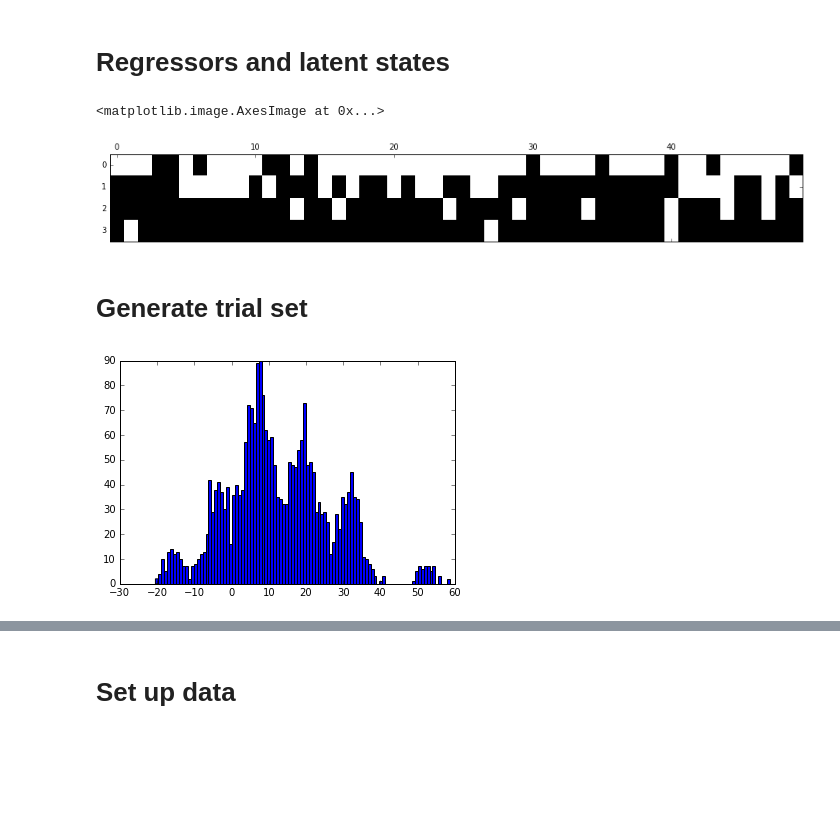
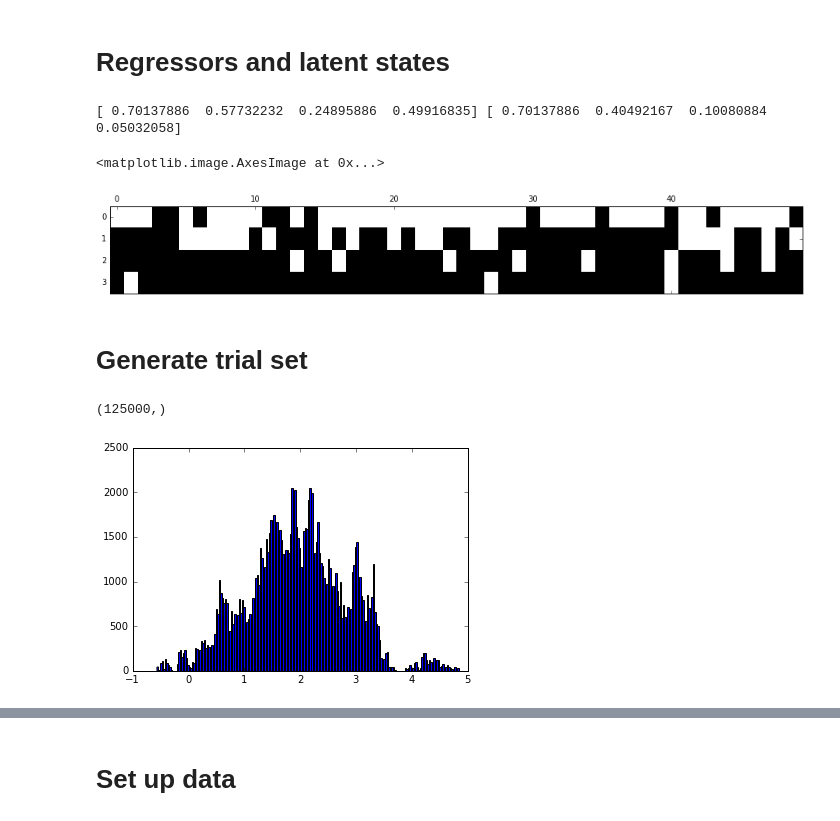
Before and after one commit to pearsonlab/utevsky2016, a Jupyter notebook: validate_edward_model.ipynb, the cells around one changed output, grey strips where cells are left out. Cells and saved outputs as stored; diff of their text form; code cells hidden in the pictures; blank space fills up the shorter version.

```diff
--- a/validate_edward_model.ipynb
+++ b/validate_edward_model.ipynb
@@ -31,8 +35,8 @@ $(x)_+ = \log(1 + e^x)$.
 # Define constants
 # %%
 # basic constants
-N = 5  # number of observations per unit per stim
-NB = 10  # number of trials in minibatch
+Nrep = 50  # number of observations per unit per stim
+NB = 1000  # number of trials in minibatch
 NU = 50  # number of units
 NS = 50  # number of stims
 P = 3  # number of specified regressors
@@ -40,24 +44,26 @@ K = 4  # number of latents
 # %% [markdown]
 # Make neural response coefficients
 # %%
-dA = 5 + 2 * np.random.randn(NU)  # baseline
-dB = np.array([0, 5, 10]) + 0.25 * np.random.randn(NU, P)  # regressor effects
-dC = np.array([-10, -5, 5, 10])[np.newaxis, :] + 0.25 * np.random.randn(NU, K)  # latent effects
+dA = np.log(softplus(25 + 5 * np.random.randn(NU)))  # baseline
+dB = np.log(np.array([0.75, 1.2, 1.5]) + 0.1 * np.random.randn(NU, P))  # regressor effects
+dC = np.log(np.array([0.25, 0.55, 1.4, 2.2])[np.newaxis, :] + 0.1 * np.random.randn(NU, K))  # latent effects
 # %% [markdown]
 # Regressors and latent states
 # %%
-dX = 1 + np.random.randn(P, NS)
+dX = 0.1 * np.random.randn(P, NS)
 
 import scipy.stats as stats
 
 ddelta = stats.beta.rvs(1.2, 1, size=(K,))
 dpi = np.cumprod(ddelta)
+print(ddelta, dpi)
 dZ = stats.bernoulli.rvs(dpi[:, np.newaxis], size=(K, NS))
 
 # plot states
 plt.matshow(dZ, aspect='auto', cmap='gray')
 # %% [output]
-<matplotlib.image.AxesImage at 0x...>
+[ 0.70137886  0.57732232  0.24895886  0.49916835] [ 0.70137886  0.40492167  0.10080884  0.05032058]
+<matplotlib.image.AxesImage at 0x...>
 [figure]
 # %% [markdown]
 # Generate trial set
@@ -66,10 +72,15 @@ dU, dS = np.meshgrid(range(NU), range(NS))
 dU = dU.ravel()
 dS = dS.ravel()
 # %%
-dlam_mean = dA[dU] + np.sum(dB[dU] * dX[:, dS].T, axis=1) + np.sum(dC[dU] * dZ[:, dS].T, axis=1)
+dlam_mean = np.tile(dA[dU] + np.sum(dB[dU] * dX[:, dS].T, axis=1) + np.sum(dC[dU] * dZ[:, dS].T, axis=1), Nrep)
 
-dlam = stats.norm.rvs(loc=dlam_mean, scale=0.1)
+dlam = stats.norm.rvs(loc=dlam_mean, scale=0.01)
+# %%
+dcount = stats.poisson.rvs(np.exp(dlam))
+dcount.shape
+# %% [output]
+(125000,)
 # %%
-plt.hist(dlam, bins=100);
+plt.hist(dlam, bins=200);
 # %% [output]
-[figure, old version]
+[figure, new version]
```
Also changed, not shown: parts of 35 cells of this notebook.
